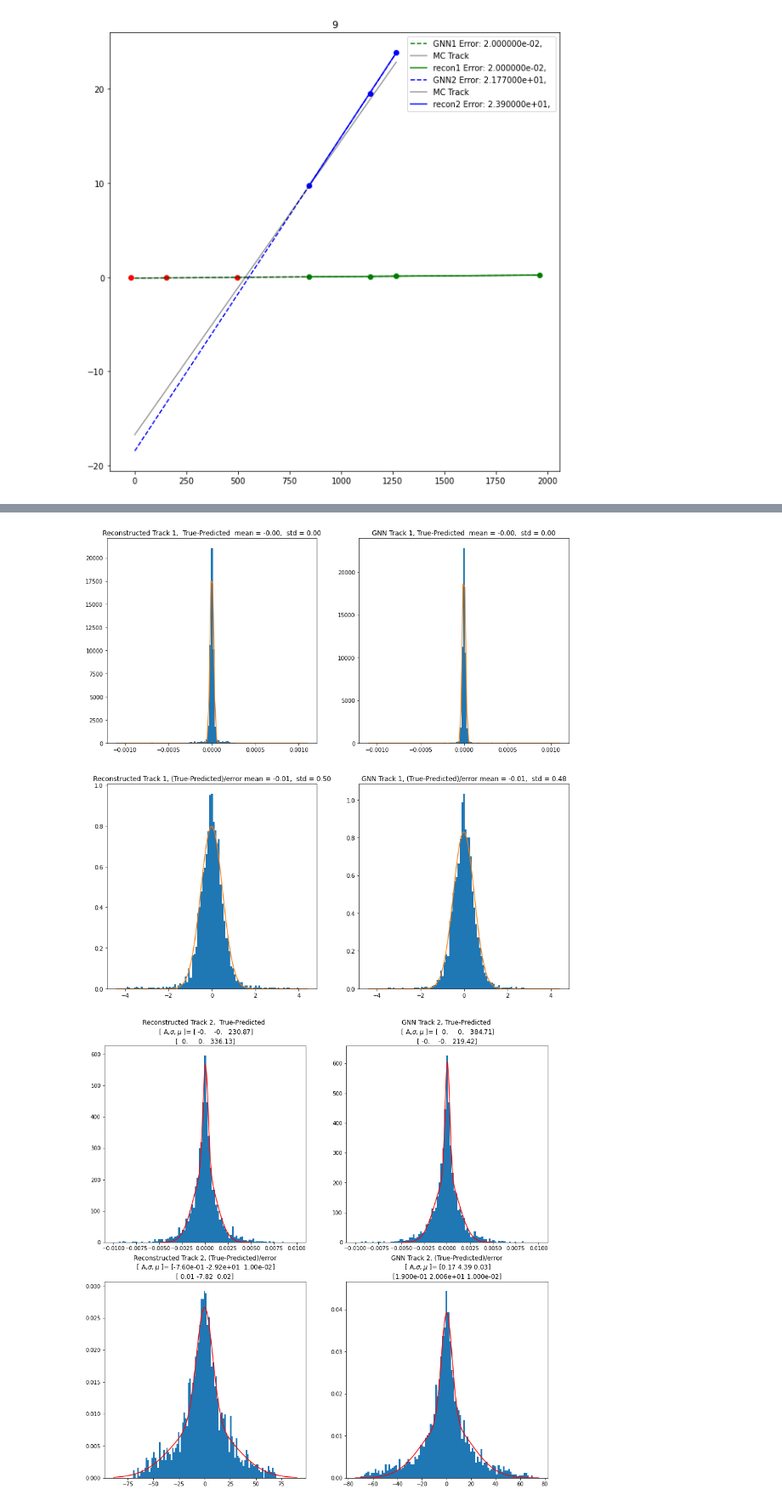
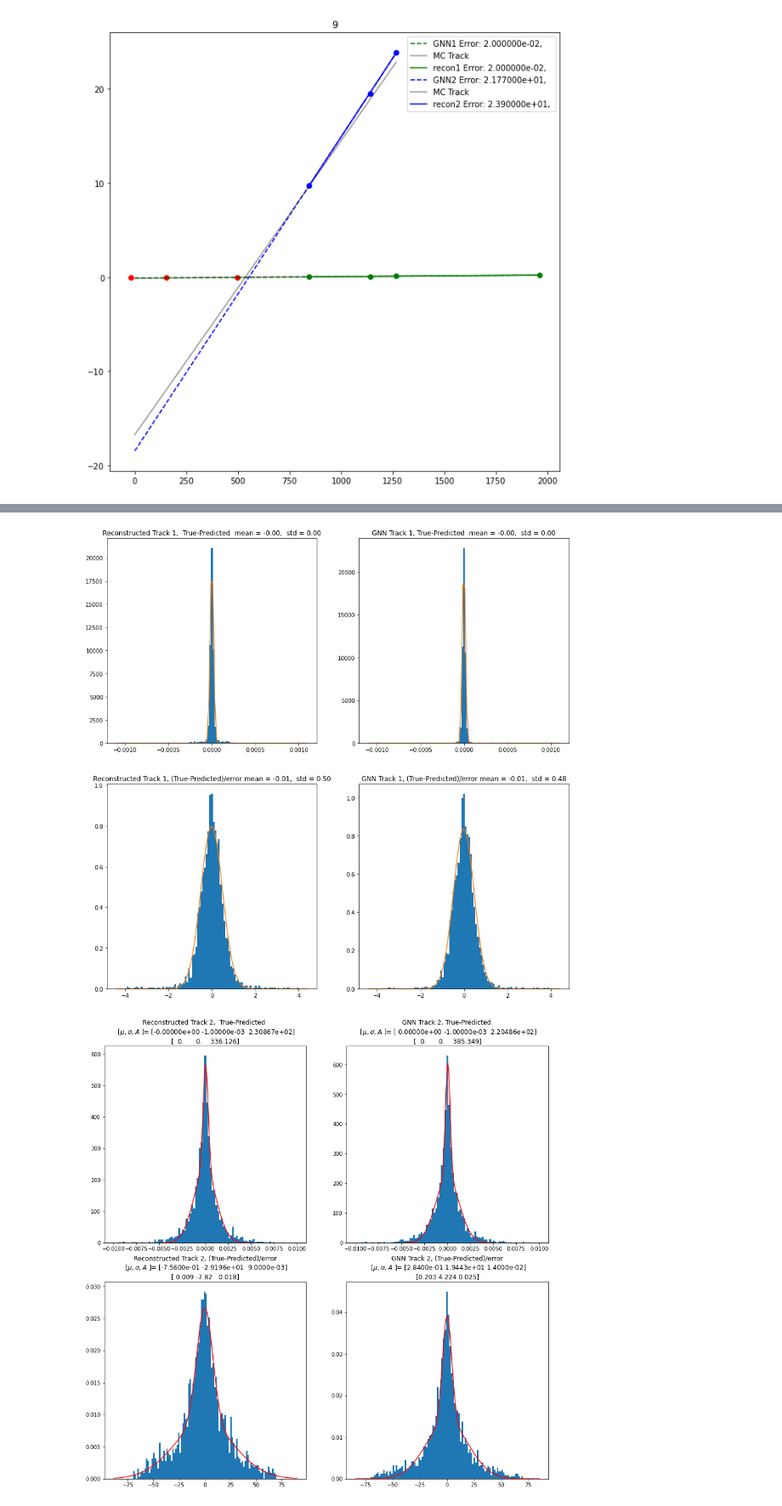
Before and after one commit to marcinwolter/Tracking_student2020, a Jupyter notebook: GNN_MuonE_v1_Robust_mc_recon_comparison.ipynb, the cells around one changed output, grey strips where cells are left out. Shown at 85% size. Drawn from its saved outputs; the diff is of its cells as text; code cells hidden in the pictures.

```diff
--- a/GNN_MuonE_v1_Robust_mc_recon_comparison.ipynb
+++ b/GNN_MuonE_v1_Robust_mc_recon_comparison.ipynb
@@ -1128,8 +1127,8 @@ for i,[title,fitdata] in enumerate(error_list2.items()):
     out_lim=90
 
   elif i==3 :
-    out_lim=75
-  else:
+    out_lim=85
+  elif i<2:
     out_lim=0.005
 
   fitdata2 = []
@@ -1144,33 +1143,33 @@ for i,[title,fitdata] in enumerate(error_list2.items()):
 
   if i>1:
     #params,cov=curve_fit(double_gauss,b,a)
     #plt.plot(b,double_gauss(b,*params),color='red')
     [a,b]=np.histogram(fitdata2,bins=np.linspace(-out_lim,out_lim,200),density=True)
     b= b[1:]
     params,cov=curve_fit(double_gauss,b,a)
     plt.plot(b,double_gauss(b,*params),color='red')
-    title += '\n [ A,$\sigma,\mu$ ]= ' + str( np.round(params[0:3],2 ) ) + '\n' + str( np.round(params[3:6],2) )
+    title += '\n [$ \mu,\sigma,A$ ]= ' + str( np.round(params[0:3],3 ) ) + '\n' + str( np.round(params[3:6],3) )
 
   else:
     '''
     mean,std=norm.fit(fitdata2)
     xmin, xmax = plt.xlim()
     x = np.linspace(xmin, xmax, 100)
     y = norm.pdf(x, mean, std)
     supress_ = plt.plot(x, y)
     title = title+" mean = %.2f,  std = %.2f" % (mean, std)'''
 
     [a,b]=np.histogram(fitdata2,bins=np.linspace(-out_lim,out_lim,100),density=True)
     b= b[1:]
     params,cov=curve_fit(double_gauss,b,a,maxfev=5000)
     plt.plot(b,double_gauss(b,*params),color='red')
-    title += '\n [ A,$\sigma,\mu$ ]= ' + str( np.round(params[0:3],2 ) ) + '\n' + str( np.round(params[3:6],2) )
+    title += '\n [$ \mu,\sigma,A$ ]= ' + str( np.round(params[0:3],3 ) ) + '\n' + str( np.round(params[3:6],3) )
 
 
 
   plt.title(title)
 
 fig.show()
 # %% [output]
 [figure]
-[figure, old version]
+[figure, new version]
```
Also changed, not shown: parts of 5 cells of this notebook.
